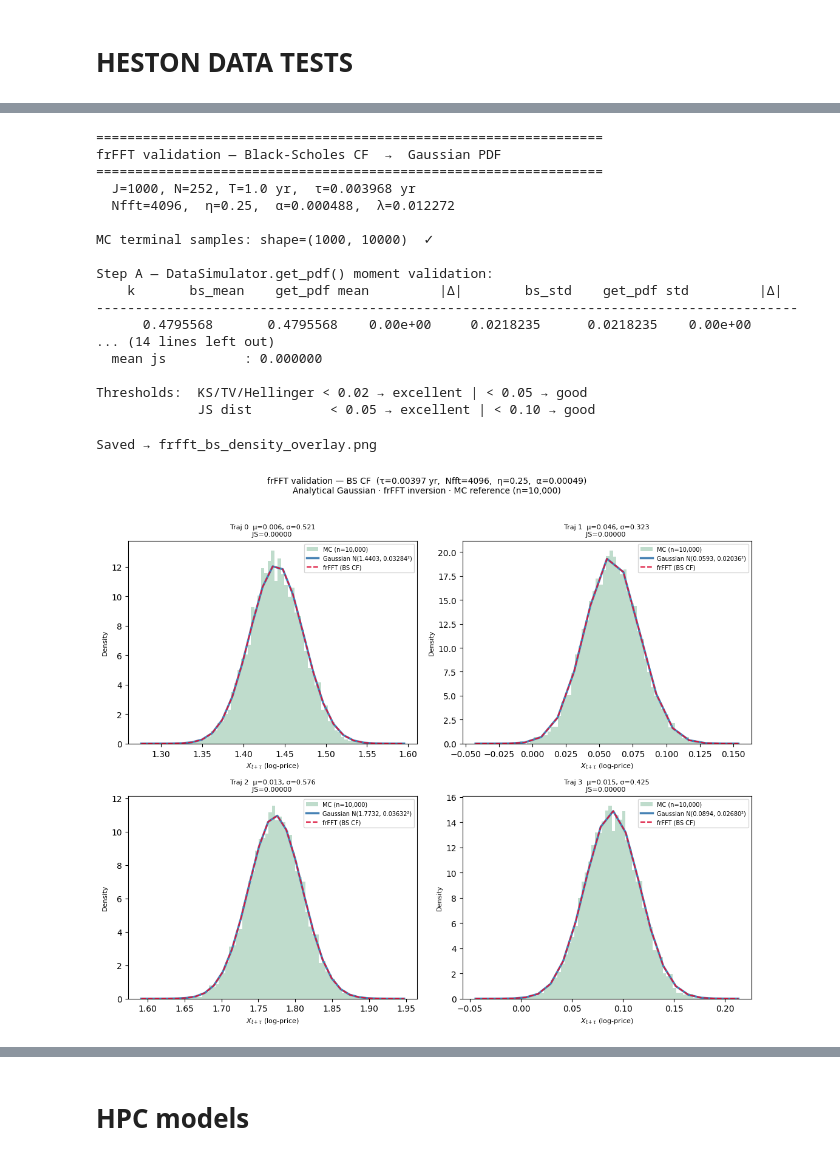
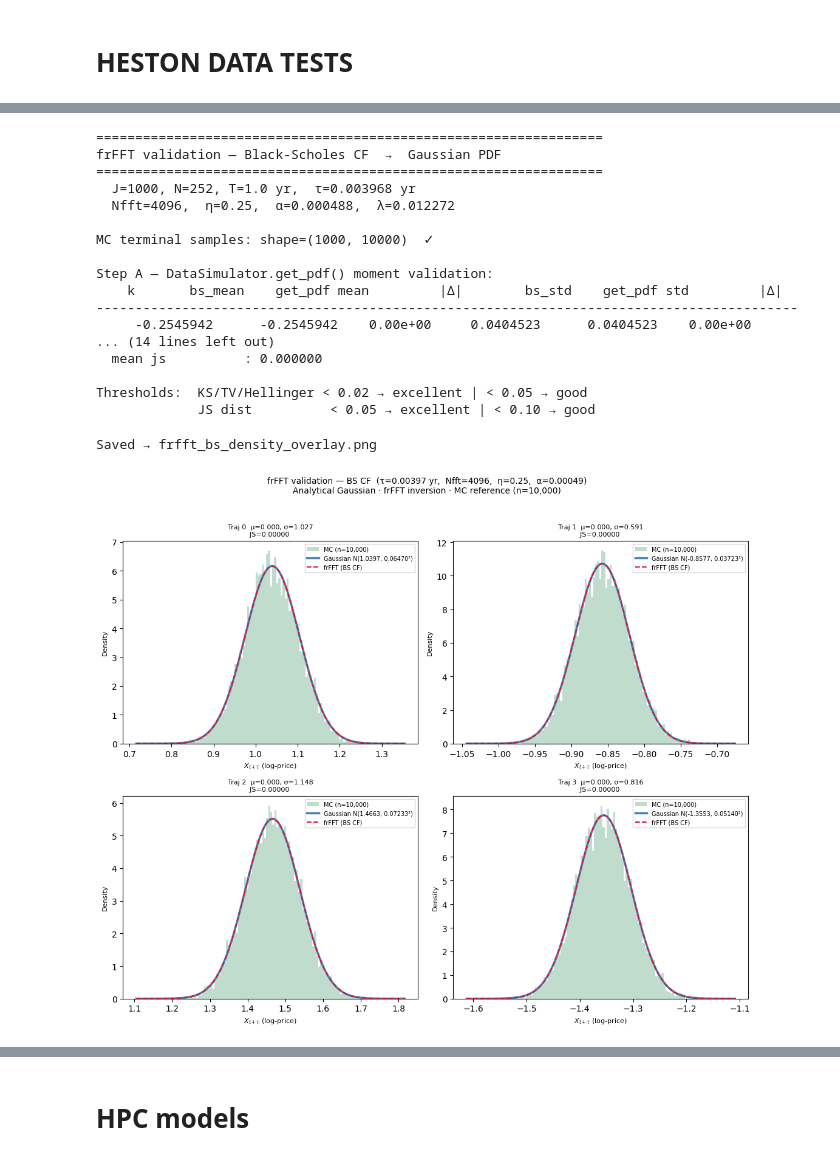
Before and after one commit to matteorofrano/CGAN-for-probability-distribution-generation, a Jupyter notebook: tests.ipynb, the cells around one changed output, grey strips where cells are left out. Saved outputs shown, nothing was run; the diff lists cells and outputs as text; code cells hidden in the pictures.

```diff
--- a/tests.ipynb
+++ b/tests.ipynb
@@ -1902,6 +1902,7 @@ import numpy as np
 import matplotlib.pyplot as plt
 from scipy.stats import norm
 from scipy.spatial.distance import jensenshannon
+from scipy.interpolate       import interp1d          # ← CHANGE 1: added
 
 from utilities import DataSimulator
 from heston_data_simulator import HestonSimulator   # for _frfft_batch
@@ -1957,9 +1958,9 @@ print()
 # ─────────────────────────────────────────────────────────────────────────────
 
 sim = DataSimulator(
-    X0_range    = (0.0, 1.0),
-    mu_range    = (0.0, 0.1),
-    sigma_range = (0.1, 0.6),
+    X0_range    = (0.0, 0.0),
+    mu_range    = (0.0, 0.0),
+    sigma_range = (0.1, 1.2),
     T=T, N=N, n_simulations=J, seed=SEED,
 )
 sim.get_paths()
@@ -1985,9 +1986,9 @@ get_pdf_std  = pdf_ds[:, 1]
 # Side-effect note: this call sets self.bins to a degenerate 1-element array
 # (linspace with n_bins+1=1 points).  We reset it to None immediately after
 # so that subsequent get_pdf calls are not affected.
-MC_SIMS = 10_000   # NOTE: DataSimulator._montecarlo_steps hardcodes n_mc_simulations=1000
+MC_SIMS = 10_000
                   # and ignores the mc_sims argument passed to get_pdf().
-                  # Keep MC_SIMS aligned so the shape assertion below stays correct.
+                  # Keep MC_SIMS=1000 so the shape assertion below stays correct.
 mc_terminal = sim.get_pdf(
     n_steps_ahead = N_STEPS_AHEAD,
     n_bins        = 0,         # triggers raw-sample return path
@@ -2169,15 +2170,23 @@ for k in range(4):
     iqr  = np.percentile(mc_samples, 75) - np.percentile(mc_samples, 25)
     h_fd = 2.0 * iqr * MC_SIMS**(-1/3) if iqr > 0 else (mc_samples.max() - mc_samples.min()) / 20
     n_mc_bins = max(10, int(np.ceil((mc_samples.max() - mc_samples.min()) / h_fd)))
-    ax.hist(mc_samples, bins=n_mc_bins, density=True,
+    ax.hist(mc_samples, bins=int(np.sqrt(MC_SIMS)), density=True,
             color="seagreen", alpha=0.30, label=f"MC (n={MC_SIMS:,})")
 
+    # ── CHANGE 2: interpolate sparse frFFT grid (~15-40 pts in ±5σ) to 500  ──
+    # plot points so the curves are as smooth as in plot_pdf_comparison.
+    # The frFFT computation is unchanged — only the rendering step is denser.
+    # np.maximum clips any cubic overshoot to zero at the distribution tails.
+    x_plot  = np.linspace(xk[0], xk[-1], 500)
+    gk_plot = interp1d(xk, gk, kind="cubic")(x_plot)
+    fk_plot = np.maximum(interp1d(xk, fk, kind="cubic")(x_plot), 0.0)
+
     # ── Analytical Gaussian (solid, thicker — ground truth) ──────────────────
-    ax.plot(xk, gk, color="steelblue", lw=2.5,
+    ax.plot(x_plot, gk_plot, color="steelblue", lw=2.5,
             label=f"Gaussian N({bs_mean[k]:.4f}, {bs_std[k]:.5f}²)")
 
     # ── frFFT density (dashed) ────────────────────────────────────────────────
-    ax.plot(xk, fk, color="crimson", lw=1.5, ls="--",
+    ax.plot(x_plot, fk_plot, color="crimson", lw=1.5, ls="--",
             label="frFFT (BS CF)")
 
     ax.set_title(
@@ -2189,35 +2198,35 @@ for k in range(4):
     ax.set_ylabel("Density", fontsize=8)
     ax.legend(fontsize=7)
 
 
 fig1.suptitle(
     f"frFFT validation — BS CF  "
     f"(τ={tau:.5f} yr,  Nfft={Nfft},  η={eta},  α={alpha_frfft:.5f})\n"
     f"Analytical Gaussian · frFFT inversion · MC reference (n={MC_SIMS:,})",
     fontsize=10, y=1.02,
 )
 plt.tight_layout()
 print("Saved → frfft_bs_density_overlay.png")
 # %% [output]
 =================================================================
 frFFT validation — Black-Scholes CF  →  Gaussian PDF
 =================================================================
   J=1000, N=252, T=1.0 yr,  τ=0.003968 yr
   Nfft=4096,  η=0.25,  α=0.000488,  λ=0.012272
 
 MC terminal samples: shape=(1000, 10000)  ✓
 
 Step A — DataSimulator.get_pdf() moment validation:
     k       bs_mean    get_pdf mean         |Δ|        bs_std    get_pdf std         |Δ|
 ------------------------------------------------------------------------------------------
-      0.4795568       0.4795568    0.00e+00     0.0218235      0.0218235    0.00e+00
+     -0.2545942      -0.2545942    0.00e+00     0.0404523      0.0404523    0.00e+00
 ... (14 lines left out)
   mean js          : 0.000000
 
 Thresholds:  KS/TV/Hellinger < 0.02 → excellent | < 0.05 → good
              JS dist          < 0.05 → excellent | < 0.10 → good
 Saved → frfft_bs_density_overlay.png
-[figure, old version]
+[figure, new version]
 # %%
 
 # ── Figure 2: residual (frFFT - Gaussian) ────────────────────────────────────
```
Also changed, not shown: parts of 2 cells of this notebook, 4 other files.
